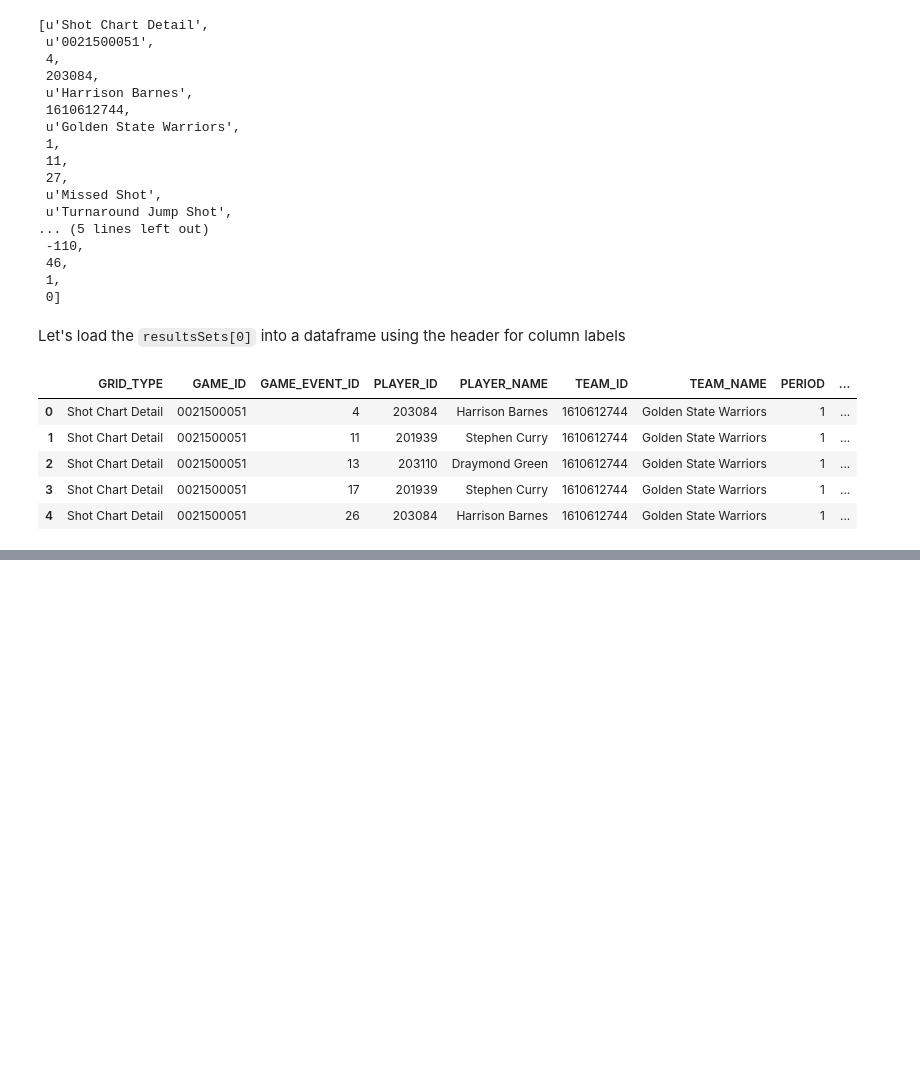
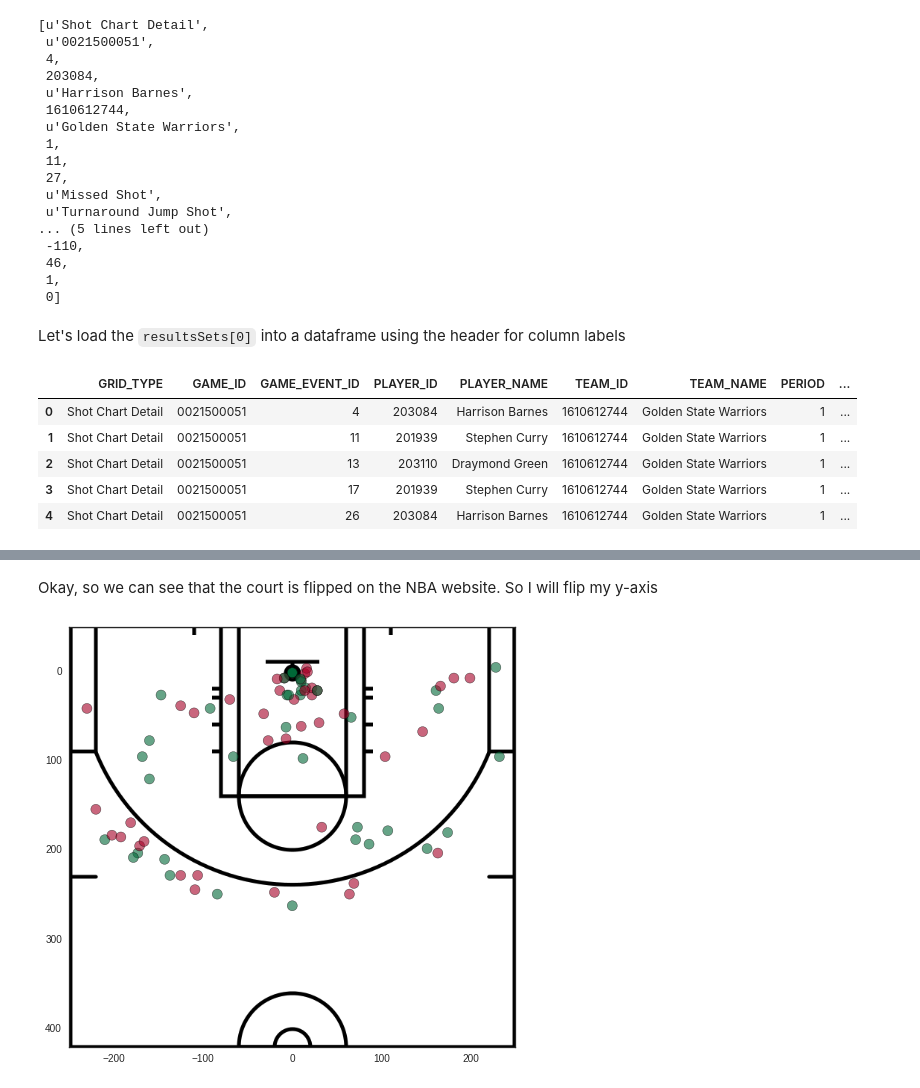
Before and after one commit to btq/nba_stats, a Jupyter notebook: NBA_shot_charts.ipynb, the cells around one changed output, grey strips where cells are left out. Cells and saved outputs as stored; diff of their text form; code cells hidden in the pictures; blank space fills up the shorter version.

```diff
--- a/NBA_shot_charts.ipynb
+++ b/NBA_shot_charts.ipynb
@@ -176,0 +156,17 @@ plt.show()
+# %% [markdown]
+Okay, so we can see that the court is flipped on the NBA website. So I will flip my y-axis
+# %%
+plt.style.use('seaborn-white')
+
+fig,ax = plt.subplots(figsize=(8, 8))
+scat = plt.scatter(x=sc_df.LOC_X,y=sc_df.LOC_Y,c=sc_df.SHOT_MADE_FLAG,
+    cmap=plt.cm.RdYlGn, s=100, alpha=.6, zorder=1)
+ax.invert_yaxis()
+
+plt.style.use('grayscale')
+court = plt.imread("img/halfcourt.png")
+img = plt.imshow(court, zorder=0, extent=[-250,250,420,-50])
+
+plt.show()
+# %% [output]
+[figure, added]
```
Also changed, not shown: parts of 13 cells of this notebook, 1 other file.
